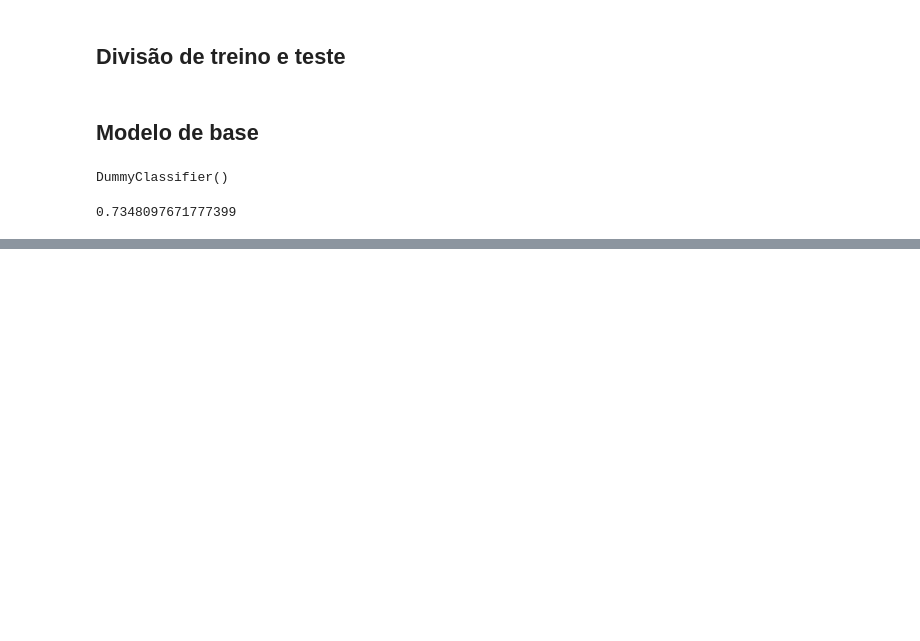
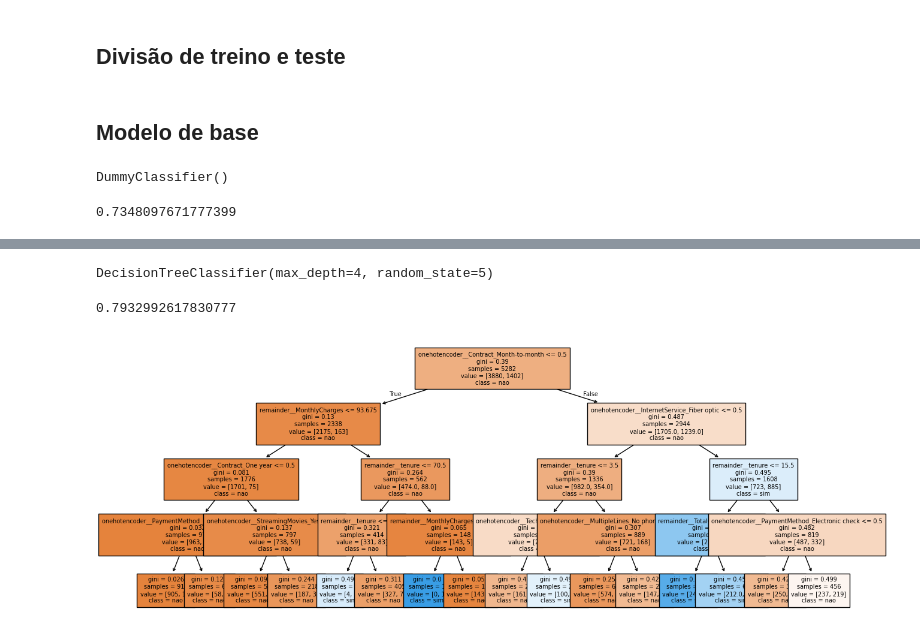
Before and after one commit to FilipeMadeira13/churn_prediction, a Jupyter notebook: notebooks/main.ipynb, the cells around one changed output, grey strips where cells are left out. Drawn from its saved outputs; the diff is of its cells as text; code cells hidden in the pictures; blank space fills up the shorter version.

```diff
--- a/notebooks/main.ipynb
+++ b/notebooks/main.ipynb
@@ -77,7 +77,8 @@ array(['onehotencoder__gender_Male', 'onehotencoder__SeniorCitizen_1',
        'remainder__MonthlyCharges', 'remainder__TotalCharges'],
       dtype=object)
 # %%
-pd.DataFrame(x, columns=one_hot.get_feature_names_out(colunas))
+x_df = pd.DataFrame(x, columns=one_hot.get_feature_names_out(colunas))
+x_df
 # %% [output]
 |  | onehotencoder__gender_Male | onehotencoder__SeniorCitizen_1 | onehotencoder__Partner_Yes | onehotencoder__Dependents_Yes | ... |
 | 0 | 0.0 | 0.0 | 1.0 | 0.0 | ... |
@@ -126,0 +132,10 @@ dummy.score(x_test, y_test)
+# %%
+tree = DecisionTreeClassifier(random_state=5, max_depth=4)
+# %%
+tree.fit(x_training, y_training)
+# %% [output]
+DecisionTreeClassifier(max_depth=4, random_state=5)
+# %%
+tree.score(x_test, y_test)
+# %% [output]
+0.7932992617830777
@@ -126,0 +145,5 @@ dummy.score(x_test, y_test)
+# %%
+plt.figure(figsize=(15, 6))
+plot_tree(tree, filled=True, class_names=['nao', 'sim'], fontsize=7, feature_names=x_df.columns);
+# %% [output]
+[figure, added]
```
Also changed, not shown: parts of 3 cells of this notebook.
